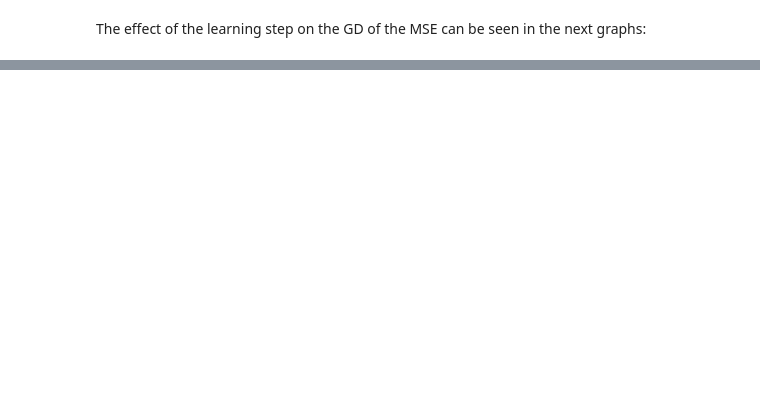
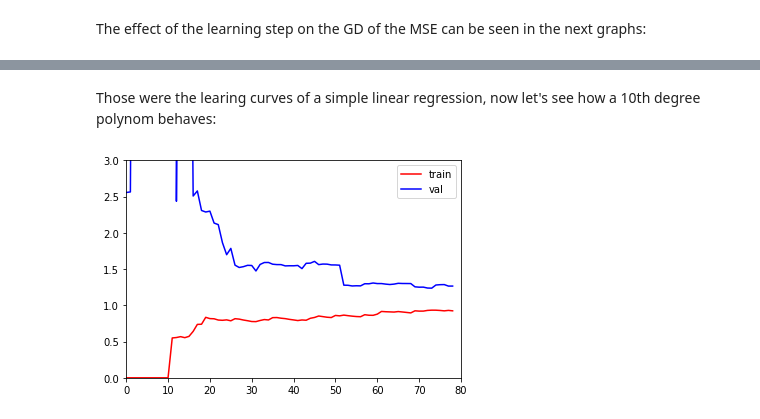
Before and after one commit to AlejandroAlayonS/Machine-Learning, a Jupyter notebook: 4. Training models.ipynb, the cells around one changed output, grey strips where cells are left out. Drawn from its saved outputs; the diff is of its cells as text; code cells hidden in the pictures; blank space fills up the shorter version.

```diff
--- a/4. Training models.ipynb
+++ b/4. Training models.ipynb
@@ -151,0 +242,14 @@ plt.show()
+# %% [markdown]
+Those were the learing curves of a simple linear regression, now let's see how a 10th degree polynom behaves:
+# %%
+from sklearn.pipeline import Pipeline
+
+polynomial_regression = Pipeline([
+        ('poly_features', PolynomialFeatures(degree=10, include_bias=False)),
+        ('lin_reg', LinearRegression())
+                                 ])
+plot_learning_curves(polynomial_regression, X, y)
+plt.axis([0, 80, 0, 3]);
+plt.legend();
+# %% [output]
+[figure, added]
```
Also changed, not shown: parts of 29 cells of this notebook.
